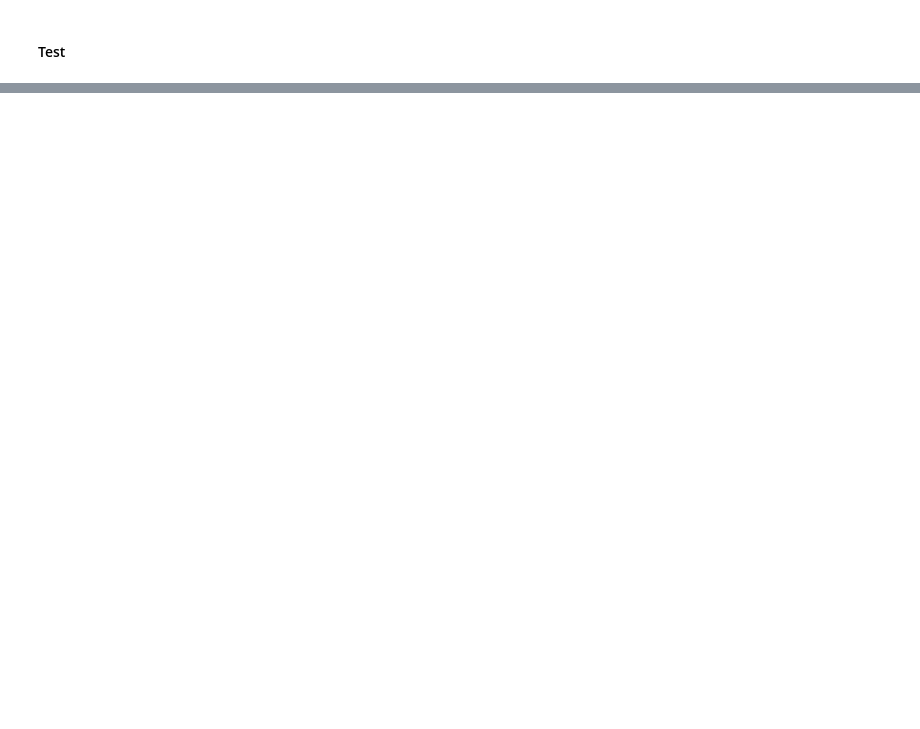
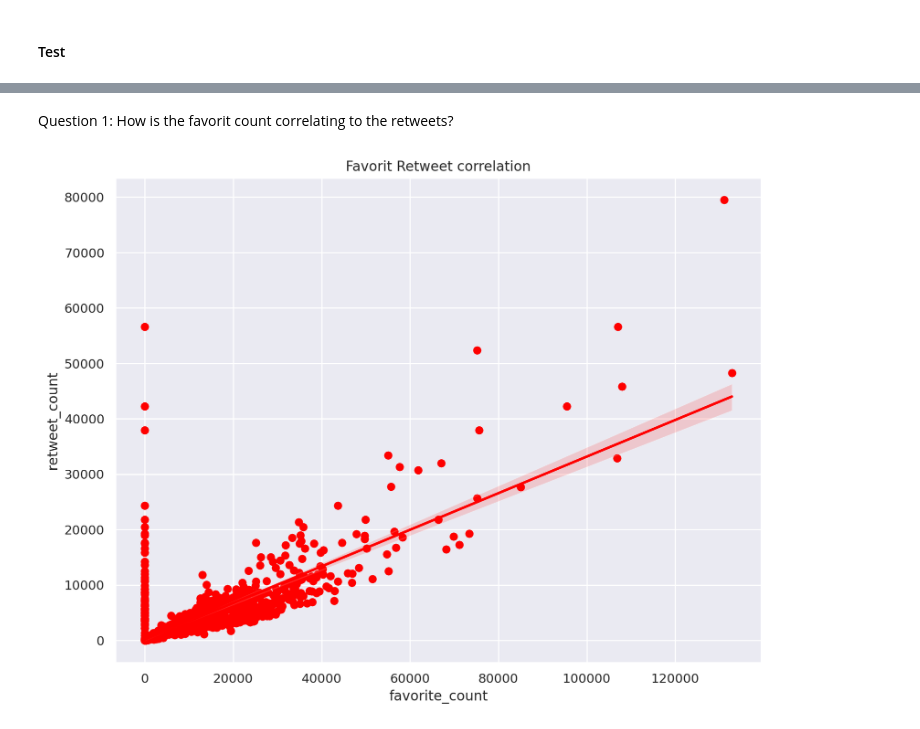
Before and after one commit to josuablejeru/project_3_data_wrangle_and_analyze_data, a Jupyter notebook: wrangle_act.ipynb, the cells around one changed output, grey strips where cells are left out. Drawn from its saved outputs; the diff is of its cells as text; code cells hidden in the pictures; blank space fills up the shorter version.

Commit message:
:rocket: the final data wrangling activity!

```diff
--- a/wrangle_act.ipynb
+++ b/wrangle_act.ipynb
@@ -53,0 +353,12 @@ Name: source, dtype: object
+# %%
+# Merge the breed together
+df_image_predictions_clean['breed'] = df_image_predictions_clean[['p1', 'p2', 'p3']].apply(lambda x: '_'.join(x), axis=1)
+
+# merge the confident level colums together
+df_image_predictions_clean['conf'] = df_image_predictions_clean[['p1_conf', 'p2_conf', 'p3_conf']].apply(lambda x: '_'.join(x.astype(str)), axis=1)
+
+# merge the boolean columns together
+df_image_predictions_clean['is_dog'] = df_image_predictions_clean[['p1_dog', 'p2_dog', 'p3_dog']].any(axis=1)
+
+# drop the original colums
+df_image_predictions_clean.drop(['p1', 'p2', 'p3', 'p1_conf', 'p2_conf', 'p3_conf', 'p1_dog', 'p2_dog', 'p3_dog'], axis=1, inplace=True)
@@ -53,0 +387,4 @@ Name: source, dtype: object
+# %%
+df_tweets_json_clean = df_tweets_json_clean[['id', 'retweet_count', 'favorite_count']]
+df_tweets_json_clean['tweet_id'] = df_tweets_json.id
+df_tweets_json_clean.drop(columns=['id'], inplace=True)
@@ -53,0 +404,5 @@ Name: source, dtype: object
+# %%
+df_merged_archive_api = pd.merge(df_twitter_archive_enhanced_clean, df_tweets_json_clean, on='tweet_id', how='inner')
+df_master = pd.merge(df_merged_archive_api, df_image_predictions_clean, on='tweet_id', how='inner')
+
+df_master.sample(5)
@@ -53,0 +438,2 @@ Name: source, dtype: object
+# %%
+df_master.archive_timestamp = pd.to_datetime(df_master.archive_timestamp)
@@ -53,0 +458,17 @@ Name: source, dtype: object
+# %% [markdown]
+Question 1: How is the favorit count correlating to the retweets?
+# %%
+plt.figure(figsize=(8, 6))
+plt.title("Favorit Retweet correlation")
+
+
+# Create scatter plot
+sns.scatterplot(x="favorite_count", y="retweet_count", data=df_master, color='blue')
+
+# Add trendline
+sns.regplot(x="favorite_count", y="retweet_count", data=df_master, color='red')
+
+
+plt.show()
+# %% [output]
+[figure, added]
```
Also changed, not shown: parts of 67 cells of this notebook.
